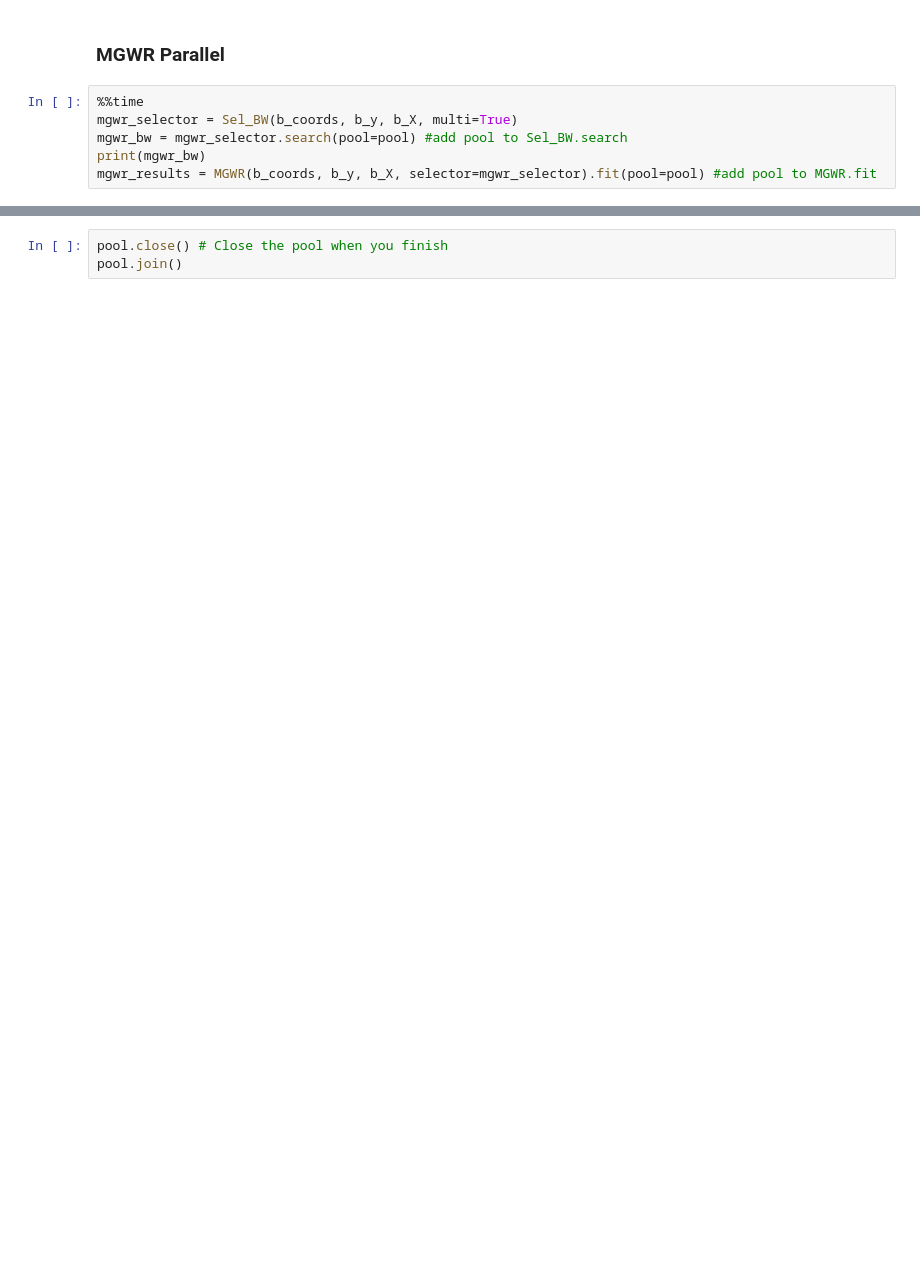
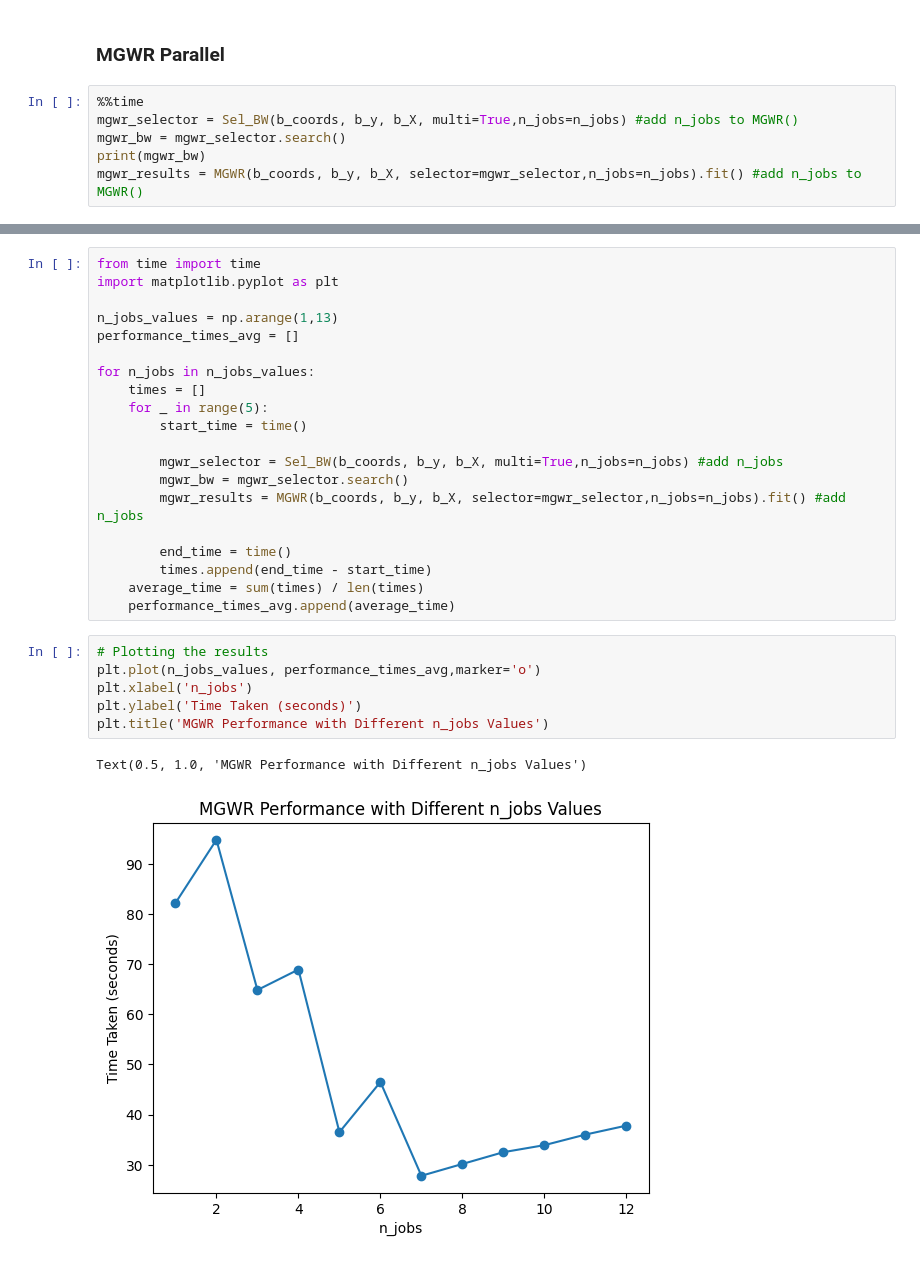
Before and after one commit to pysal/mgwr, a Jupyter notebook: notebooks/GWR_MGWR_Parallel_Example.ipynb, the cells around one changed output, grey strips where cells are left out. Drawn from its saved outputs; the diff is of its cells as text; blank space fills up the shorter version.

```diff
--- a/notebooks/GWR_MGWR_Parallel_Example.ipynb
+++ b/notebooks/GWR_MGWR_Parallel_Example.ipynb
@@ -69,9 +98,9 @@ Wall time: 7.05 s
 ### MGWR Parallel
 # %%
 %%time
-mgwr_selector = Sel_BW(b_coords, b_y, b_X, multi=True)
-mgwr_bw = mgwr_selector.search(pool=pool) #add pool to Sel_BW.search
+mgwr_selector = Sel_BW(b_coords, b_y, b_X, multi=True,n_jobs=n_jobs) #add n_jobs to MGWR()
+mgwr_bw = mgwr_selector.search()
 print(mgwr_bw)
-mgwr_results = MGWR(b_coords, b_y, b_X, selector=mgwr_selector).fit(pool=pool) #add pool to MGWR.fit
+mgwr_results = MGWR(b_coords, b_y, b_X, selector=mgwr_selector,n_jobs=n_jobs).fit() #add n_jobs to MGWR()
 # %% [output]
 [ 191. 1279.   79. 2200.]
@@ -80,3 +109,29 @@ Wall time: 2min 2s
-# %%
-pool.close() # Close the pool when you finish
-pool.join()
+# %%
+from time import time
+import matplotlib.pyplot as plt
+
+n_jobs_values = np.arange(1,13)
+performance_times_avg = []
+
+for n_jobs in n_jobs_values:
+    times = []
+    for _ in range(5):
+        start_time = time()
+
+        mgwr_selector = Sel_BW(b_coords, b_y, b_X, multi=True,n_jobs=n_jobs) #add n_jobs
+        mgwr_bw = mgwr_selector.search()
+        mgwr_results = MGWR(b_coords, b_y, b_X, selector=mgwr_selector,n_jobs=n_jobs).fit() #add n_jobs
+
+        end_time = time()
+        times.append(end_time - start_time)
+    average_time = sum(times) / len(times)
+    performance_times_avg.append(average_time)
+# %%
+# Plotting the results
+plt.plot(n_jobs_values, performance_times_avg,marker='o')
+plt.xlabel('n_jobs')
+plt.ylabel('Time Taken (seconds)')
+plt.title('MGWR Performance with Different n_jobs Values')
+# %% [output]
+Text(0.5, 1.0, 'MGWR Performance with Different n_jobs Values')
+[figure, added]
```
Also changed, not shown: parts of 13 cells of this notebook.
